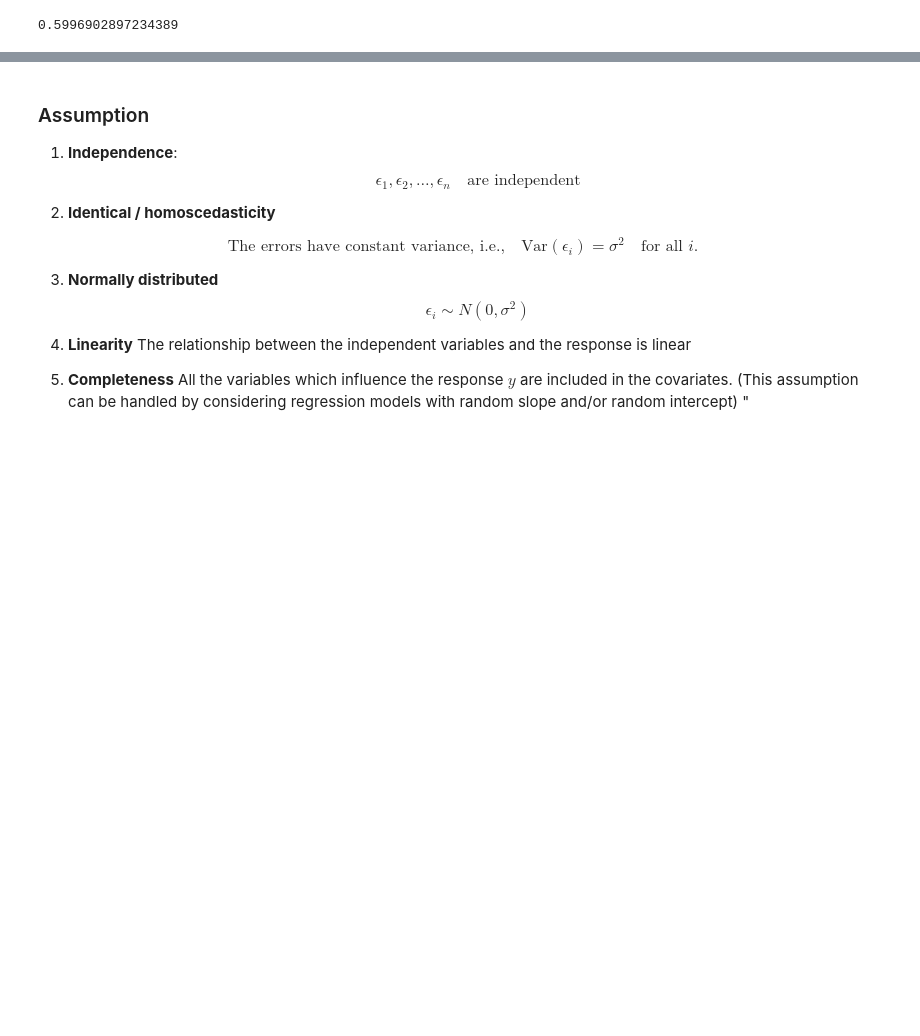
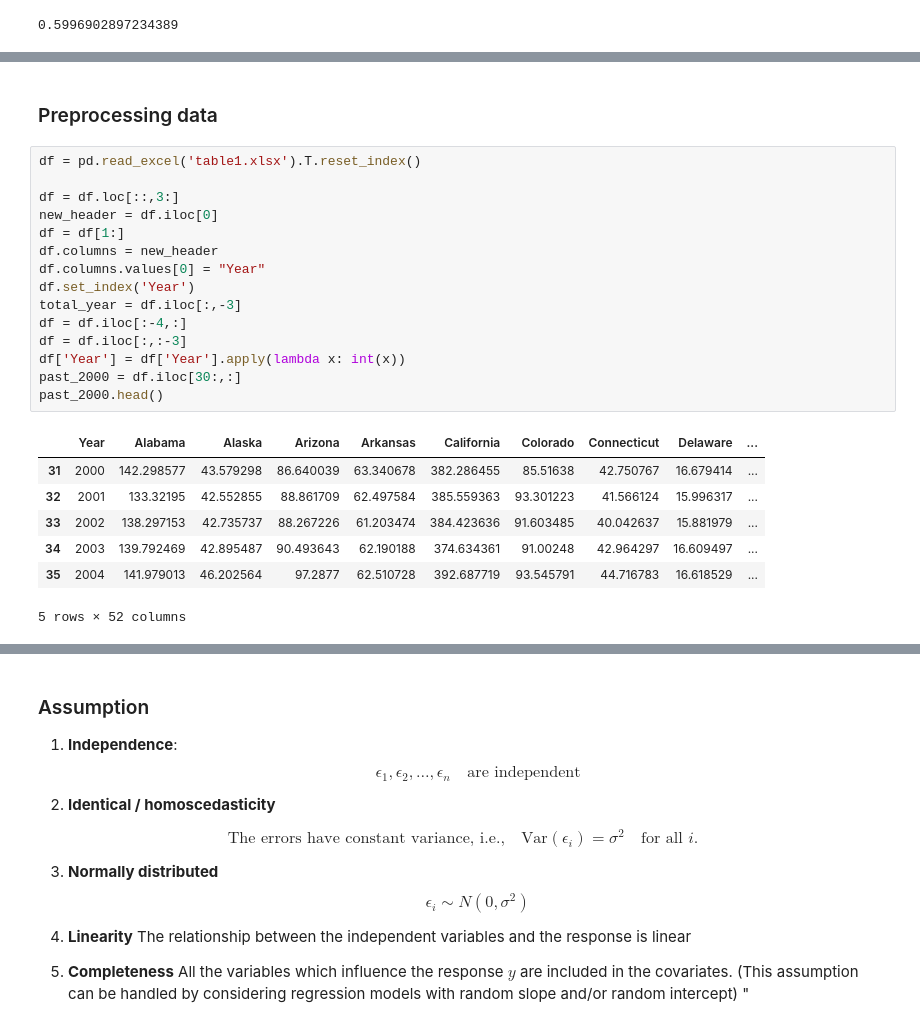
Before and after one commit to NathanYKo/Remote-CO2-Emissions189, a Jupyter notebook: final.ipynb, the cells around one changed output, grey strips where cells are left out. Cells and saved outputs as stored; diff of their text form; blank space fills up the shorter version.

```diff
--- a/final.ipynb
+++ b/final.ipynb
@@ -356,0 +371,25 @@ plt.show()
+# %% [markdown]
+ ### Preprocessing data
+# %%
+df = pd.read_excel('table1.xlsx').T.reset_index()
+
+df = df.loc[::,3:]
+new_header = df.iloc[0]
+df = df[1:]
+df.columns = new_header
+df.columns.values[0] = "Year"
+df.set_index('Year')
+total_year = df.iloc[:,-3]
+df = df.iloc[:-4,:]
+df = df.iloc[:,:-3]
+df['Year'] = df['Year'].apply(lambda x: int(x))
+past_2000 = df.iloc[30:,:]
+past_2000.head()
+# %% [output]
+|  | Year | Alabama | Alaska | Arizona | Arkansas | California | Colorado | Connecticut | Delaware | ... |
+| 31 | 2000 | 142.298577 | 43.579298 | 86.640039 | 63.340678 | 382.286455 | 85.51638 | 42.750767 | 16.679414 | ... |
+| 32 | 2001 | 133.32195 | 42.552855 | 88.861709 | 62.497584 | 385.559363 | 93.301223 | 41.566124 | 15.996317 | ... |
+| 33 | 2002 | 138.297153 | 42.735737 | 88.267226 | 61.203474 | 384.423636 | 91.603485 | 40.042637 | 15.881979 | ... |
+| 34 | 2003 | 139.792469 | 42.895487 | 90.493643 | 62.190188 | 374.634361 | 91.00248 | 42.964297 | 16.609497 | ... |
+| 35 | 2004 | 141.979013 | 46.202564 | 97.2877 | 62.510728 | 392.687719 | 93.545791 | 44.716783 | 16.618529 | ... |
+5 rows × 52 columns
```
Also changed, not shown: parts of 61 cells of this notebook.
